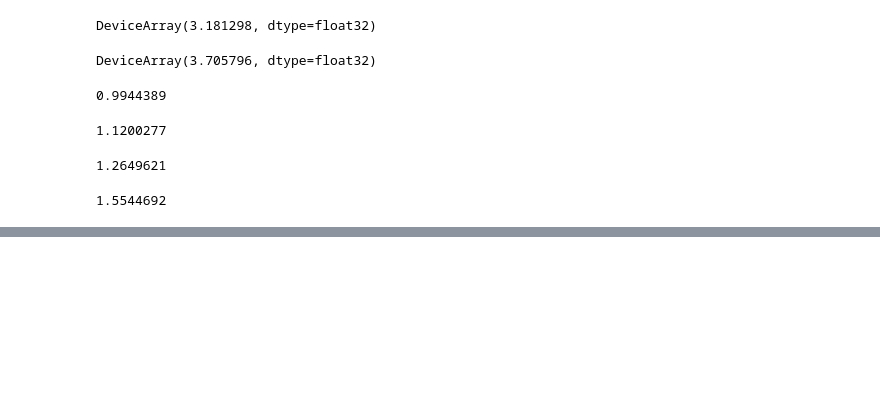
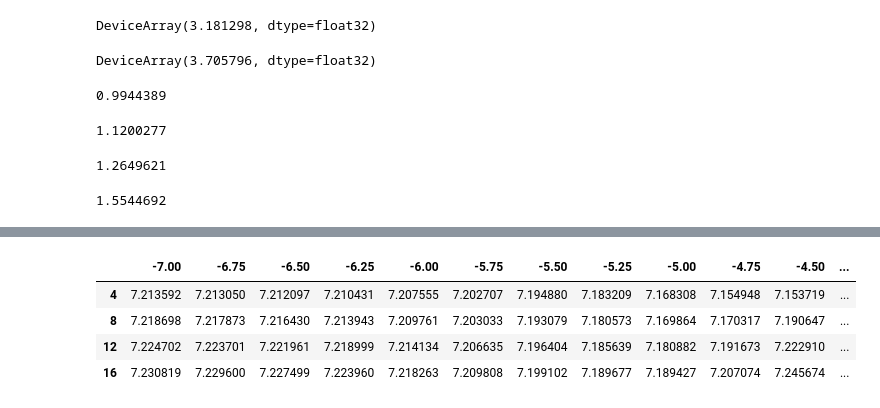
Before and after one commit to danielsuo/skgaip, a Jupyter notebook: notebooks/2020-05-09 Wind - best AR in hindsight.ipynb, the cells around one changed output, grey strips where cells are left out. Saved outputs shown, nothing was run; the diff lists cells and outputs as text; code cells hidden in the pictures; blank space fills up the shorter version.

```diff
--- a/notebooks/2020-05-09 Wind - best AR in hindsight.ipynb
+++ b/notebooks/2020-05-09 Wind - best AR in hindsight.ipynb
@@ -389,0 +397,4 @@ df.plot(kind="bar", rot=0)
+# %%
+for station in tqdm.tqdm(range(num_stations)):
+    base = test_pred_mse[:, station]
+    pickle.dump(base, open("../data/wind/base/mse/{}.pkl".format(station), "wb"))
@@ -389,0 +448,18 @@ df.plot(kind="bar", rot=0)
+# %%
+results = runner.run(processes=15, tqdm=tqdm)
+# %%
+df = {}
+for lr in jnp.linspace(-7, -4, 13):
+    df[lr] = {}
+    for history_len in [4, 8, 12, 16]:
+        df[lr][history_len] = np.mean([result["mae"] for result in results if (result["lr"] == lr and result["history_len"] == history_len)])
+# %%
+df = pd.DataFrame.from_records(df)
+# %%
+df
+# %% [output]
+|  | -7.00 | -6.75 | -6.50 | -6.25 | -6.00 | -5.75 | -5.50 | -5.25 | -5.00 | -4.75 | -4.50 | ... |
+| 4 | 7.213592 | 7.213050 | 7.212097 | 7.210431 | 7.207555 | 7.202707 | 7.194880 | 7.183209 | 7.168308 | 7.154948 | 7.153719 | ... |
+| 8 | 7.218698 | 7.217873 | 7.216430 | 7.213943 | 7.209761 | 7.203033 | 7.193079 | 7.180573 | 7.169864 | 7.170317 | 7.190647 | ... |
+| 12 | 7.224702 | 7.223701 | 7.221961 | 7.218999 | 7.214134 | 7.206635 | 7.196404 | 7.185639 | 7.180882 | 7.191673 | 7.222910 | ... |
+| 16 | 7.230819 | 7.229600 | 7.227499 | 7.223960 | 7.218263 | 7.209808 | 7.199102 | 7.189677 | 7.189427 | 7.207074 | 7.245674 | ... |
```
Also changed, not shown: parts of 5 cells of this notebook, 4 other files.
